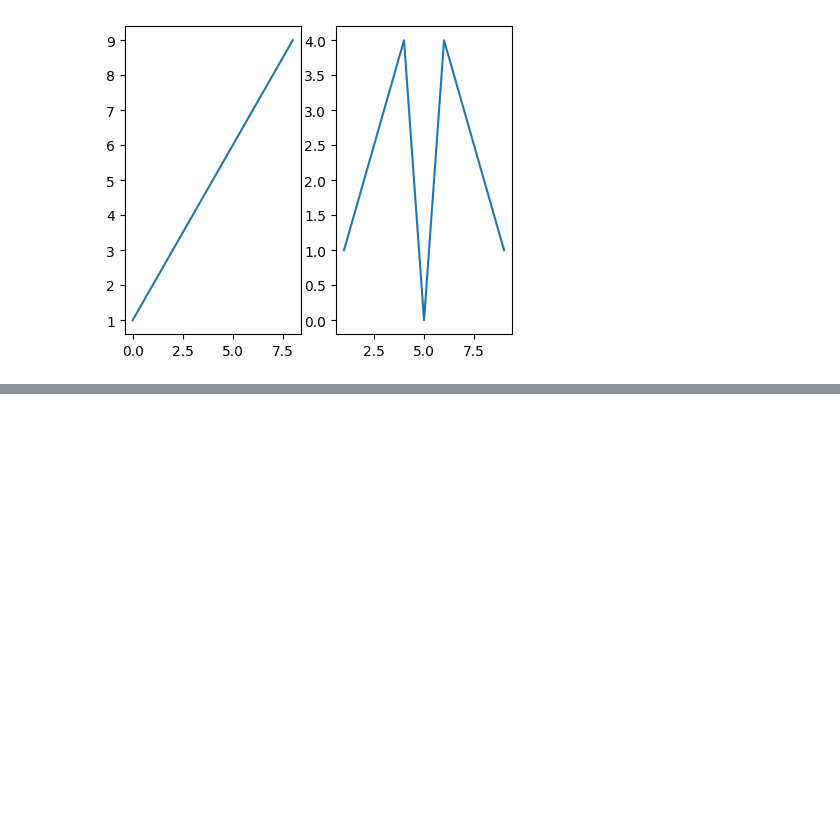
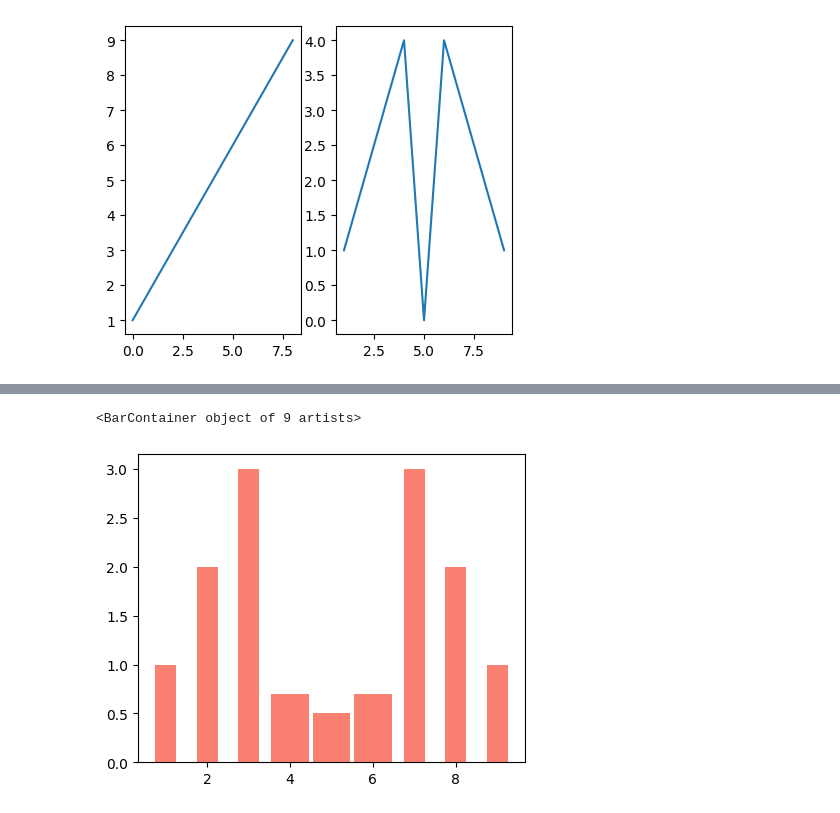
Before and after one commit to datamesse/python-studies, a Jupyter notebook: LinkedIn Learning exercises/Python for Data Science Essential Training Part 1.ipynb, the cells around one changed output, grey strips where cells are left out. Saved outputs shown, nothing was run; the diff lists cells and outputs as text; code cells hidden in the pictures; blank space fills up the shorter version.

```diff
--- a/LinkedIn Learning exercises/Python for Data Science Essential Training Part 1.ipynb
+++ b/LinkedIn Learning exercises/Python for Data Science Essential Training Part 1.ipynb
@@ -777,0 +808,8 @@ ax2.plot(x,y)
+# %%
+wide = [.5,.5,.5,.9,.9,.9,.5,.5,.5]
+colour = ['salmon']
+
+plt.bar(x, y, width=wide, color=colour, align='center')
+# %% [output]
+<BarContainer object of 9 artists>
+[figure, added]
```
Also changed, not shown: parts of 10 cells of this notebook.
